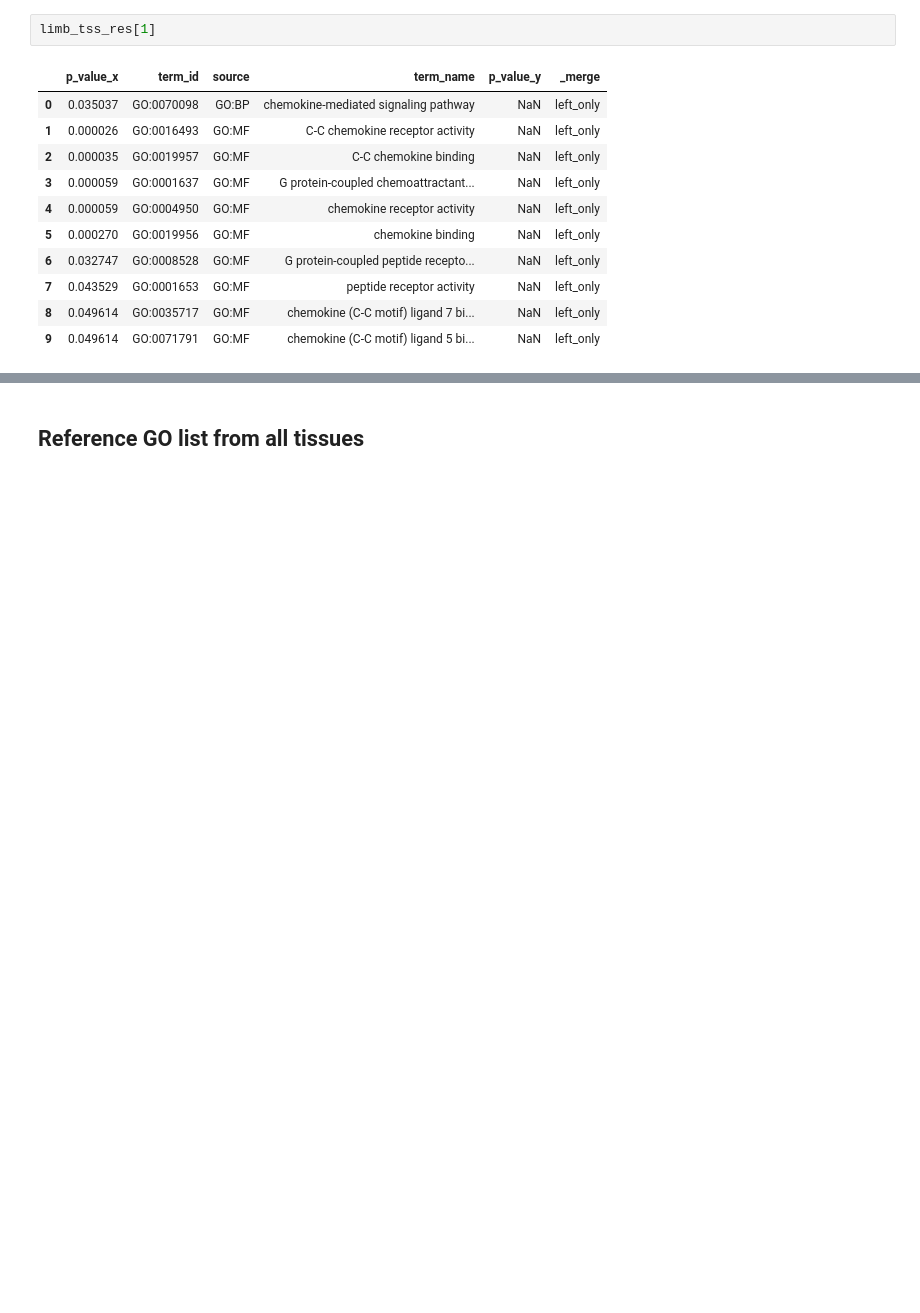
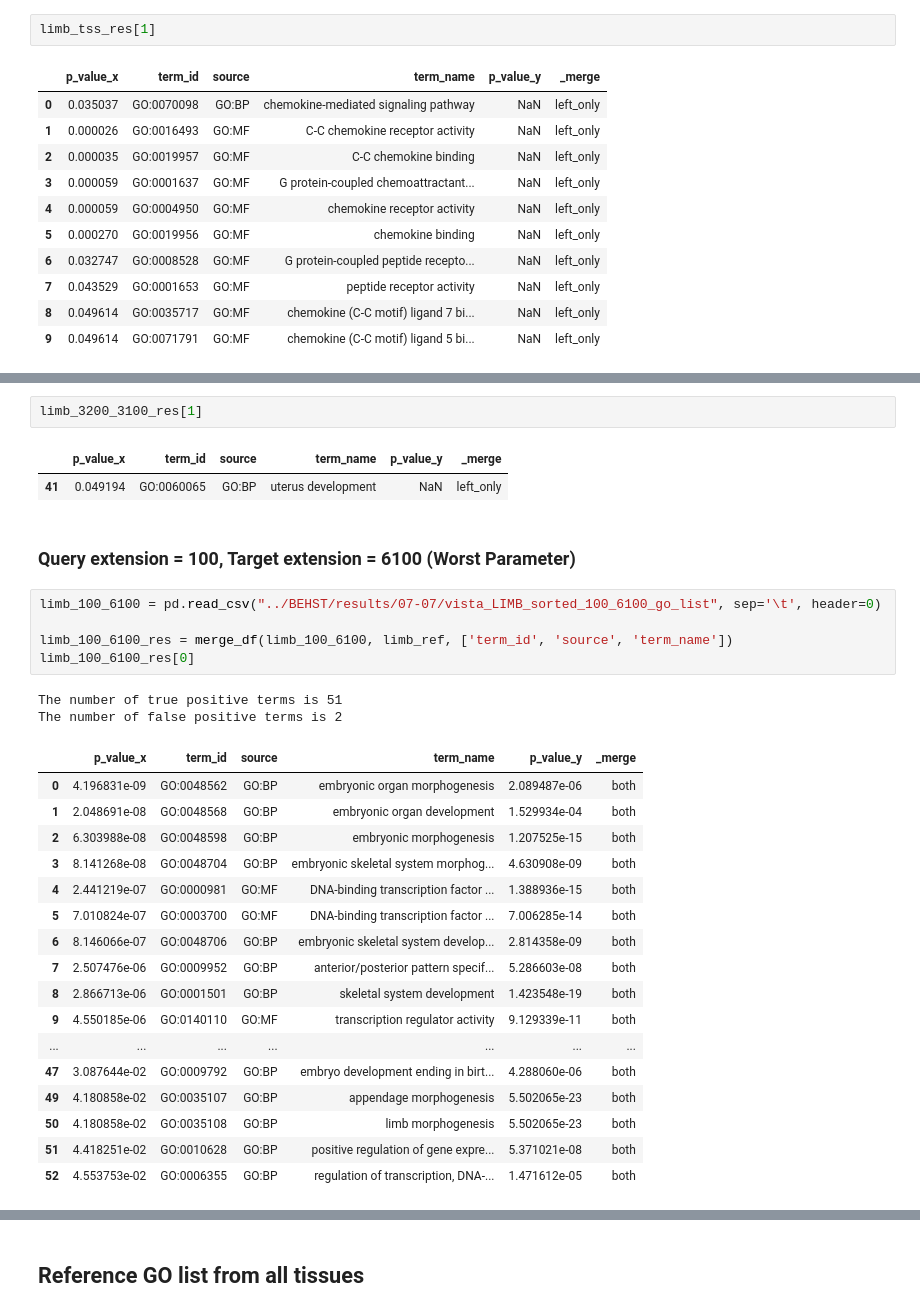
Before and after one commit to hoffmangroup/2020behst, a Jupyter notebook: comparison_test.ipynb, the cells around one changed output, grey strips where cells are left out. Drawn from its saved outputs; the diff is of its cells as text; blank space fills up the shorter version.

```diff
--- a/comparison_test.ipynb
+++ b/comparison_test.ipynb
@@ -265,0 +374,32 @@ limb_tss_res[1]
+# %%
+limb_3200_3100_res[1]
+# %% [output]
+|  | p_value_x | term_id | source | term_name | p_value_y | _merge |
+| 41 | 0.049194 | GO:0060065 | GO:BP | uterus development | NaN | left_only |
+# %% [markdown]
+### Query extension = 100, Target extension = 6100 (Worst Parameter)
+# %%
+limb_100_6100 = pd.read_csv("../BEHST/results/07-07/vista_LIMB_sorted_100_6100_go_list", sep='\t', header=0)
+
+limb_100_6100_res = merge_df(limb_100_6100, limb_ref, ['term_id', 'source', 'term_name'])
+limb_100_6100_res[0]
+# %% [output]
+The number of true positive terms is 51
+The number of false positive terms is 2
+|  | p_value_x | term_id | source | term_name | p_value_y | _merge |
+| 0 | 4.196831e-09 | GO:0048562 | GO:BP | embryonic organ morphogenesis | 2.089487e-06 | both |
+| 1 | 2.048691e-08 | GO:0048568 | GO:BP | embryonic organ development | 1.529934e-04 | both |
+| 2 | 6.303988e-08 | GO:0048598 | GO:BP | embryonic morphogenesis | 1.207525e-15 | both |
+| 3 | 8.141268e-08 | GO:0048704 | GO:BP | embryonic skeletal system morphog... | 4.630908e-09 | both |
+| 4 | 2.441219e-07 | GO:0000981 | GO:MF | DNA-binding transcription factor ... | 1.388936e-15 | both |
+| 5 | 7.010824e-07 | GO:0003700 | GO:MF | DNA-binding transcription factor ... | 7.006285e-14 | both |
+| 6 | 8.146066e-07 | GO:0048706 | GO:BP | embryonic skeletal system develop... | 2.814358e-09 | both |
+| 7 | 2.507476e-06 | GO:0009952 | GO:BP | anterior/posterior pattern specif... | 5.286603e-08 | both |
+| 8 | 2.866713e-06 | GO:0001501 | GO:BP | skeletal system development | 1.423548e-19 | both |
+| 9 | 4.550185e-06 | GO:0140110 | GO:MF | transcription regulator activity | 9.129339e-11 | both |
+| ... | ... | ... | ... | ... | ... | ... |
+| 47 | 3.087644e-02 | GO:0009792 | GO:BP | embryo development ending in birt... | 4.288060e-06 | both |
+| 49 | 4.180858e-02 | GO:0035107 | GO:BP | appendage morphogenesis | 5.502065e-23 | both |
+| 50 | 4.180858e-02 | GO:0035108 | GO:BP | limb morphogenesis | 5.502065e-23 | both |
+| 51 | 4.418251e-02 | GO:0010628 | GO:BP | positive regulation of gene expre... | 5.371021e-08 | both |
+| 52 | 4.553753e-02 | GO:0006355 | GO:BP | regulation of transcription, DNA-... | 1.471612e-05 | both |
```
Also changed, not shown: parts of 24 cells of this notebook.
